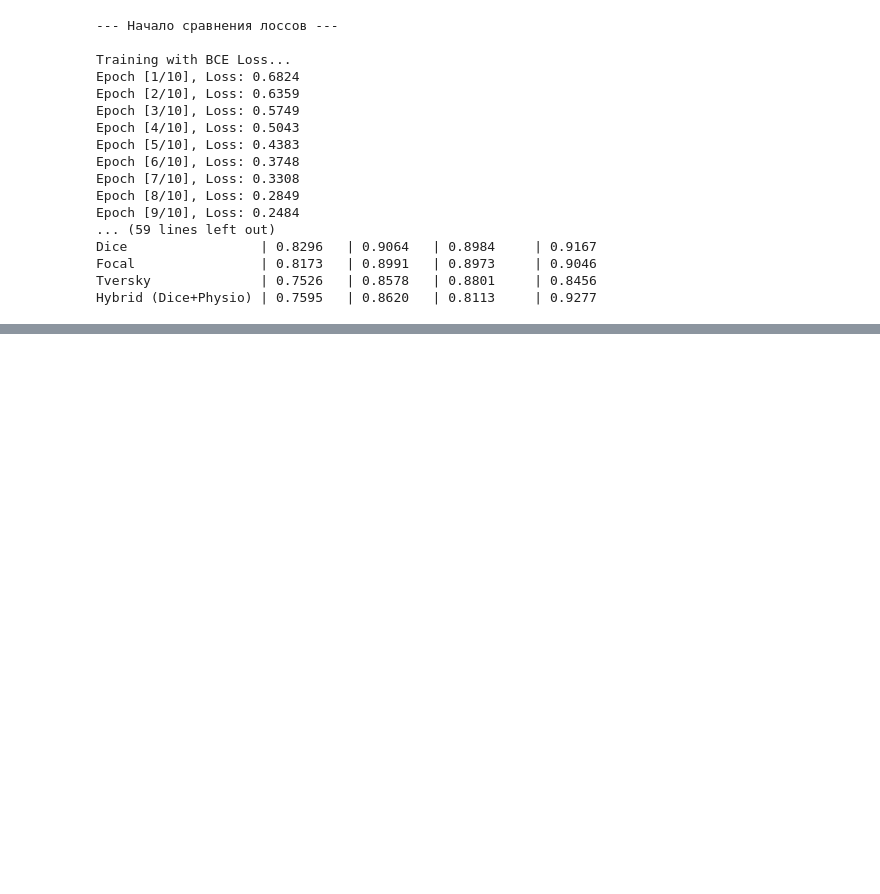
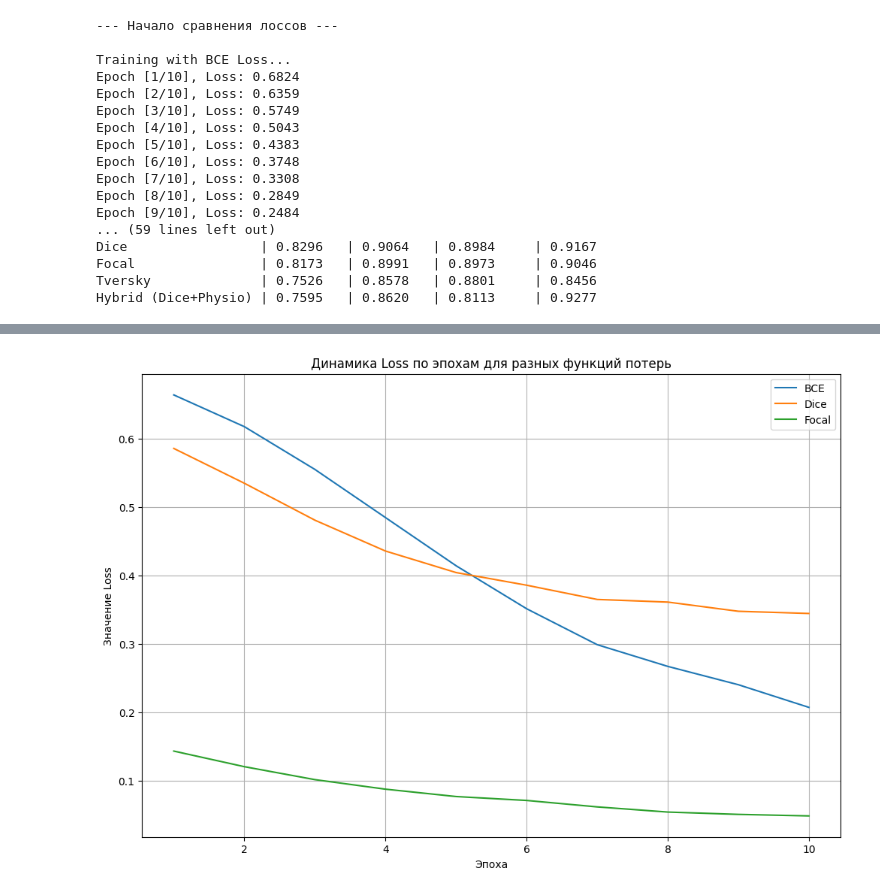
Before and after one commit to BardRimon/Study, a Jupyter notebook: CV/HW3_ImageClassification.ipynb, the cells around one changed output, grey strips where cells are left out. Saved outputs shown, nothing was run; the diff lists cells and outputs as text; code cells hidden in the pictures; blank space fills up the shorter version.

```diff
--- a/CV/HW3_ImageClassification.ipynb
+++ b/CV/HW3_ImageClassification.ipynb
@@ -547,8 +559,11 @@ losses = {
     'BCE': nn.BCEWithLogitsLoss(),
     'Dice': DiceLoss(),
     'Focal': FocalLoss(),
-    'Tversky': TverskyLoss(alpha=0.7, beta=0.3),
-    'Hybrid (Dice+Physio)': HybridPhysioDiceLoss(physio_weight=0.1)
+    # 'Tversky0505': TverskyLoss(alpha=0.5, beta=0.5),
+    'Tverskya07b03': TverskyLoss(alpha=0.7, beta=0.3),
+    # 'Tverskya03b07': TverskyLoss(alpha=0.3, beta=0.7),
+    'Hybrid (Dice+Physio)': HybridPhysioDiceLoss(physio_weight=0.1),
+    # 'Hybrid base BCE+Dice': nn.BCEWithLogitsLoss() + DiceLoss(),
 }
 
 results = {}
@@ -562,7 +577,7 @@ for loss_name, criterion in losses.items():
     optimizer = torch.optim.Adam(model.parameters(), lr=1e-4)
 
     # Обучение (малое кол-во эпох для демонстрации)
-    history = train_model(model, train_dataloader, criterion, optimizer, num_epochs=10) # Changed train_loader to train_dataloader for consistency
+    history = train_model(model, train_dataloader, criterion, optimizer, num_epochs=10)
 
     # Оценка
     metrics = evaluate_model(model, test_dataloader)
@@ -597,0 +744,16 @@ Hybrid (Dice+Physio) | 0.7595   | 0.8620   | 0.8113     | 0.9277
+# %%
+import matplotlib.pyplot as plt
+
+plt.figure(figsize=(12, 8))
+
+for loss_name, history_data in histories.items():
+    plt.plot(range(1, NUM_EPOCHS + 1), history_data['loss'], label=loss_name)
+
+plt.title('Динамика Loss по эпохам для разных функций потерь')
+plt.xlabel('Эпоха')
+plt.ylabel('Значение Loss')
+plt.legend()
+plt.grid(True)
+plt.show()
+# %% [output]
+[figure, added]
```
Also changed, not shown: parts of 11 cells of this notebook.
